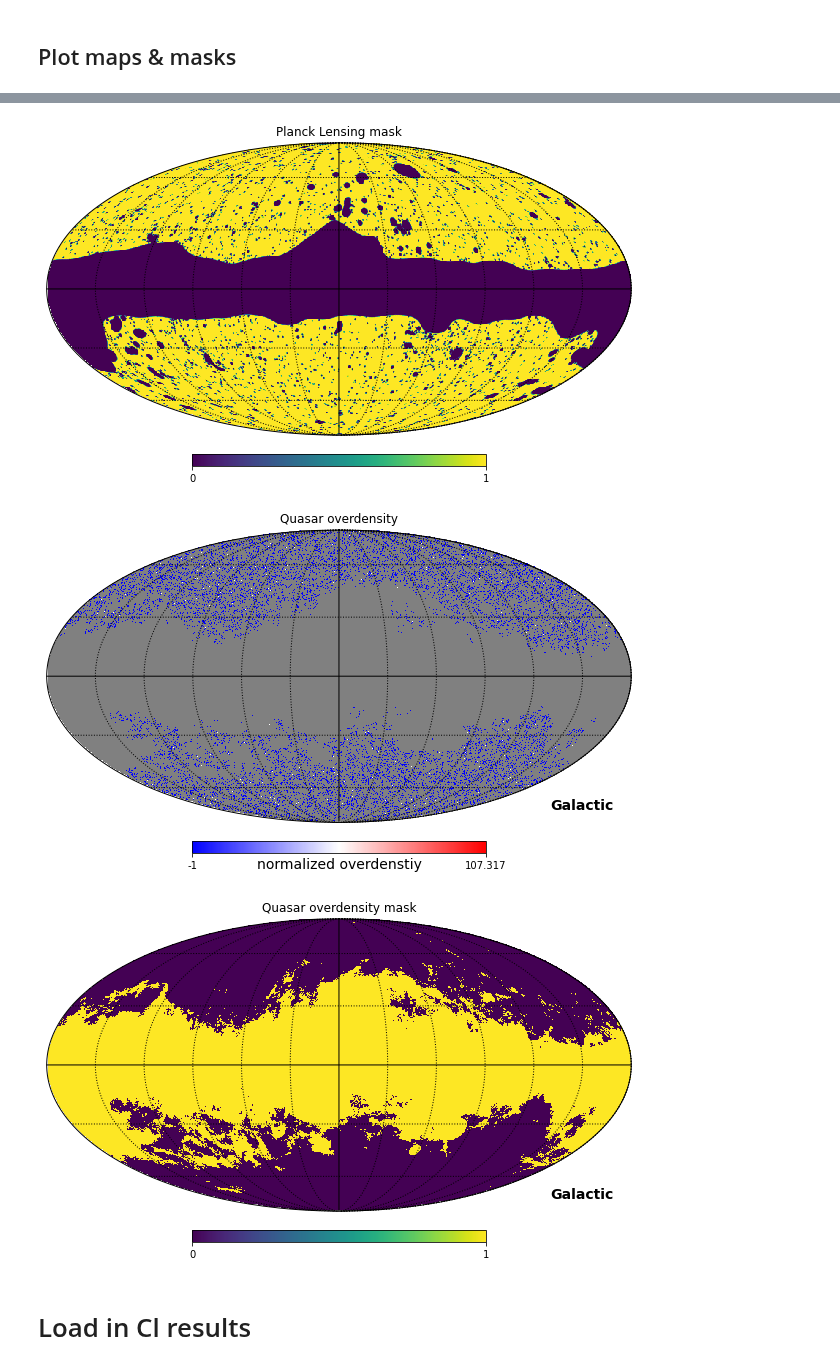
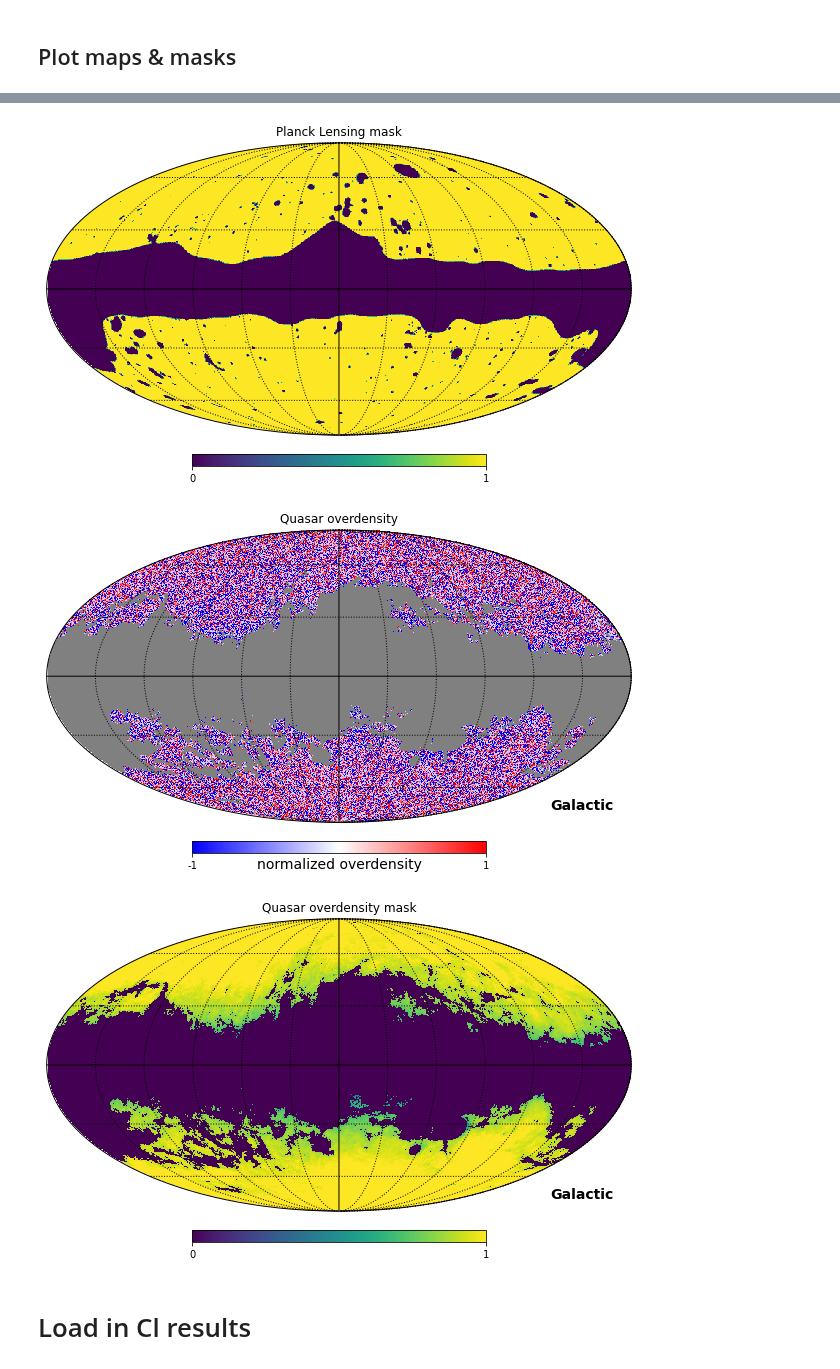
Before and after one commit to kstoreyf/gaia-quasars-lss, a Jupyter notebook: notebooks/2022-07-29_lensing_qso_cross.ipynb, the cells around one changed output, grey strips where cells are left out. Cells and saved outputs as stored; diff of their text form; code cells hidden in the pictures.

Commit message:
updated lensing cross corr code

```diff
--- a/notebooks/2022-07-29_lensing_qso_cross.ipynb
+++ b/notebooks/2022-07-29_lensing_qso_cross.ipynb
@@ -24,3 +24,3 @@ import lensing_qso_cross
 # %%
-NSIDE = 2048
-G_max = 20
+NSIDE = 256
+G_max = 20.0
@@ -40,6 +38,9 @@ map_lensing = lensing_qso_cross.get_planck_lensing_map(NSIDE)
 # %% [output]
 Getting Planck lensing map
 # %%
-mask_overdensity = masks.get_qso_mask(NSIDE, mask_names_gaia, Av_max=Av_max)
+mask_q_binary = lqc.get_qso_mask_binary(NSIDE, mask_names_gaia, Av_max=Av_max)
+mask_q = lqc.get_qso_mask_prob(NSIDE, mask_q_binary)
+#mask_q = lqc.get_qso_mask(NSIDE, mask_names_gaia, Av_max=Av_max)
+#mask_q = lqc.get_qso_mask_useprob(NSIDE, mask_names_gaia, Av_max=Av_max)
 # %% [output]
 Getting QSO mask
@@ -63,21 +65,22 @@ hp.graticule()
 # %%
-hp.mollview(mask_lensing, title=rf"Planck Lensing mask", unit="",
+hp.mollview(mask_k, title=rf"Planck Lensing mask", unit="",
             cmap='viridis', #coord=['C', 'G']
 )
 hp.graticule()
 # %% [output]
-[figure, old version]
+[figure, new version]
 # %%
-hp.mollview(map_overdensity, title=rf"Quasar overdensity",
-    unit=r"normalized overdenstiy", cmap='bwr', coord=['C', 'G'])#, min=-1, max=1)
+map_q[~mask_q_binary] = hp.UNSEEN
+hp.mollview(map_q, title=rf"Quasar overdensity",
+    unit=r"normalized overdensity", cmap='bwr', coord=['C', 'G'], min=-1, max=1)
 hp.graticule()
 # %% [output]
-[figure, old version]
+[figure, new version]
 # %%
-hp.mollview(mask_overdensity, title=rf"Quasar overdensity mask",
+hp.mollview(mask_q, title=rf"Quasar overdensity mask",
     unit=r"", cmap='viridis', coord=['C', 'G'], min=0, max=1)
 hp.graticule()
 # %% [output]
-[figure, old version]
+[figure, new version]
 # %% [markdown]
 # Load in Cl results
```
Also changed, not shown: parts of 12 cells of this notebook, 2 other files.
